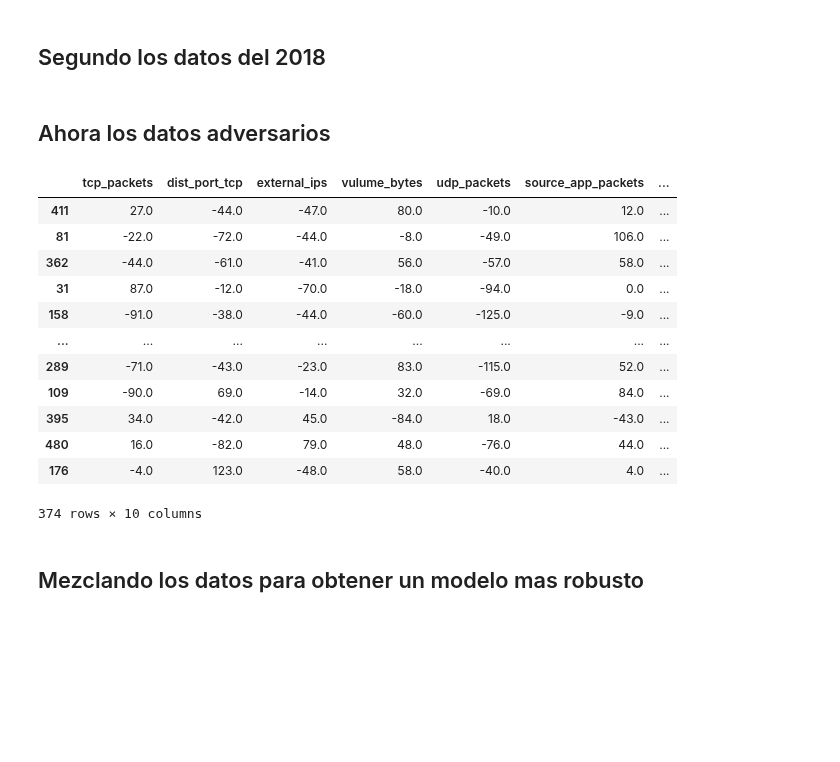
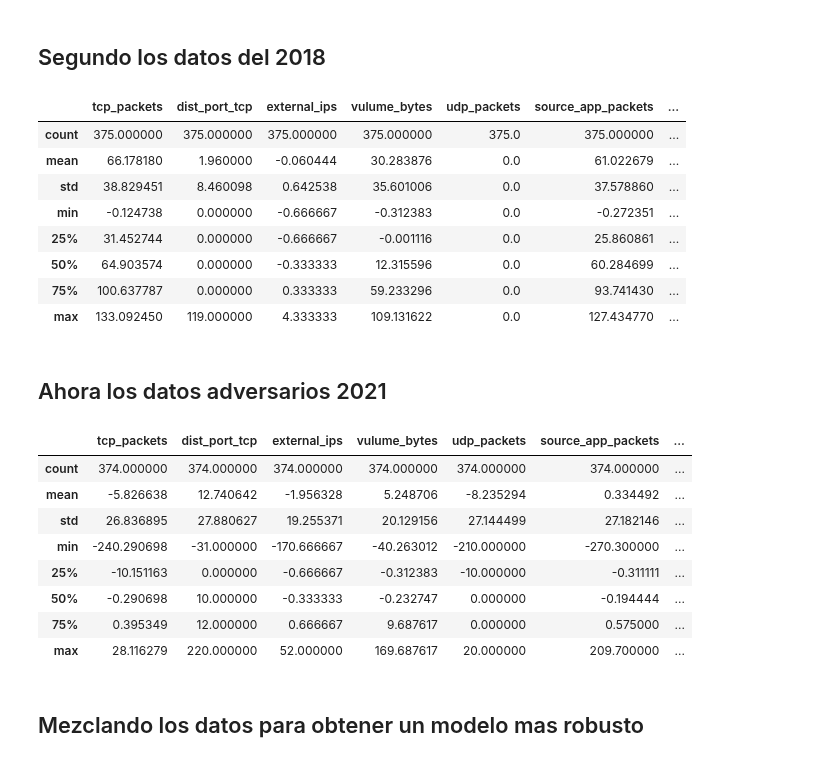
Before and after one commit to DHuertasTR/SecureLearningDRL, a Jupyter notebook: code 2021/Adversarial_training.ipynb, the cells around one changed output. Saved outputs shown, nothing was run; the diff lists cells and outputs as text; code cells hidden in the pictures; blank space fills up the shorter version.

```diff
--- a/code 2021/Adversarial_training.ipynb
+++ b/code 2021/Adversarial_training.ipynb
@@ -98,26 +93,33 @@ golden_X_train, golden_X_test, golden_Y_train, golden_Y_test = train_test_split(
 # %% [markdown]
 ## Segundo los datos del 2018
 # %%
-oldAdv_X_train, oldAdv_X_test, oldAdv_Y_train, oldAdv_Y_test = train_test_split(dataAdversarial2018.iloc[:,0:10], dataAdversarial2018['type'], test_size=0.25, random_state=50)
+oldAdv_X_train, oldAdv_X_test, oldAdv_Y_train, oldAdv_Y_test = train_test_split(dataAdversarial2018.iloc[:,0:10], dataAdversarial2018['type'], test_size=0.25, random_state=45)
+oldAdv_X_train.describe()
+# %% [output]
+|  | tcp_packets | dist_port_tcp | external_ips | vulume_bytes | udp_packets | source_app_packets | ... |
+| count | 375.000000 | 375.000000 | 375.000000 | 375.000000 | 375.0 | 375.000000 | ... |
+| mean | 66.178180 | 1.960000 | -0.060444 | 30.283876 | 0.0 | 61.022679 | ... |
+| std | 38.829451 | 8.460098 | 0.642538 | 35.601006 | 0.0 | 37.578860 | ... |
+| min | -0.124738 | 0.000000 | -0.666667 | -0.312383 | 0.0 | -0.272351 | ... |
+| 25% | 31.452744 | 0.000000 | -0.666667 | -0.001116 | 0.0 | 25.860861 | ... |
+| 50% | 64.903574 | 0.000000 | -0.333333 | 12.315596 | 0.0 | 60.284699 | ... |
+| 75% | 100.637787 | 0.000000 | 0.333333 | 59.233296 | 0.0 | 93.741430 | ... |
+| max | 133.092450 | 119.000000 | 4.333333 | 109.131622 | 0.0 | 127.434770 | ... |
 # %% [markdown]
-## Ahora los datos adversarios
+## Ahora los datos adversarios 2021
 # %%
 adv_X_train, adv_X_test, adv_Y_train, adv_Y_test = train_test_split(advData.iloc[:,0:10], advData['type'], test_size=0.25, random_state=50)
-adv_X_train
+adv_X_train.describe()
 # %% [output]
 |  | tcp_packets | dist_port_tcp | external_ips | vulume_bytes | udp_packets | source_app_packets | ... |
-| 411 | 27.0 | -44.0 | -47.0 | 80.0 | -10.0 | 12.0 | ... |
-| 81 | -22.0 | -72.0 | -44.0 | -8.0 | -49.0 | 106.0 | ... |
-| 362 | -44.0 | -61.0 | -41.0 | 56.0 | -57.0 | 58.0 | ... |
-| 31 | 87.0 | -12.0 | -70.0 | -18.0 | -94.0 | 0.0 | ... |
-| 158 | -91.0 | -38.0 | -44.0 | -60.0 | -125.0 | -9.0 | ... |
-| ... | ... | ... | ... | ... | ... | ... | ... |
-| 289 | -71.0 | -43.0 | -23.0 | 83.0 | -115.0 | 52.0 | ... |
-| 109 | -90.0 | 69.0 | -14.0 | 32.0 | -69.0 | 84.0 | ... |
-| 395 | 34.0 | -42.0 | 45.0 | -84.0 | 18.0 | -43.0 | ... |
-| 480 | 16.0 | -82.0 | 79.0 | 48.0 | -76.0 | 44.0 | ... |
-| 176 | -4.0 | 123.0 | -48.0 | 58.0 | -40.0 | 4.0 | ... |
+| count | 374.000000 | 374.000000 | 374.000000 | 374.000000 | 374.000000 | 374.000000 | ... |
+| mean | -5.826638 | 12.740642 | -1.956328 | 5.248706 | -8.235294 | 0.334492 | ... |
+| std | 26.836895 | 27.880627 | 19.255371 | 20.129156 | 27.144499 | 27.182146 | ... |
+| min | -240.290698 | -31.000000 | -170.666667 | -40.263012 | -210.000000 | -270.300000 | ... |
+| 25% | -10.151163 | 0.000000 | -0.666667 | -0.312383 | -10.000000 | -0.311111 | ... |
+| 50% | -0.290698 | 10.000000 | -0.333333 | -0.232747 | 0.000000 | -0.194444 | ... |
+| 75% | 0.395349 | 12.000000 | 0.666667 | 9.687617 | 0.000000 | 0.575000 | ... |
+| max | 28.116279 | 220.000000 | 52.000000 | 169.687617 | 20.000000 | 209.700000 | ... |
-374 rows × 10 columns
 # %% [markdown]
 ## Mezclando los datos para obtener un modelo mas robusto
 # %%
```
Also changed, not shown: parts of 28 cells of this notebook, 4 other files.
